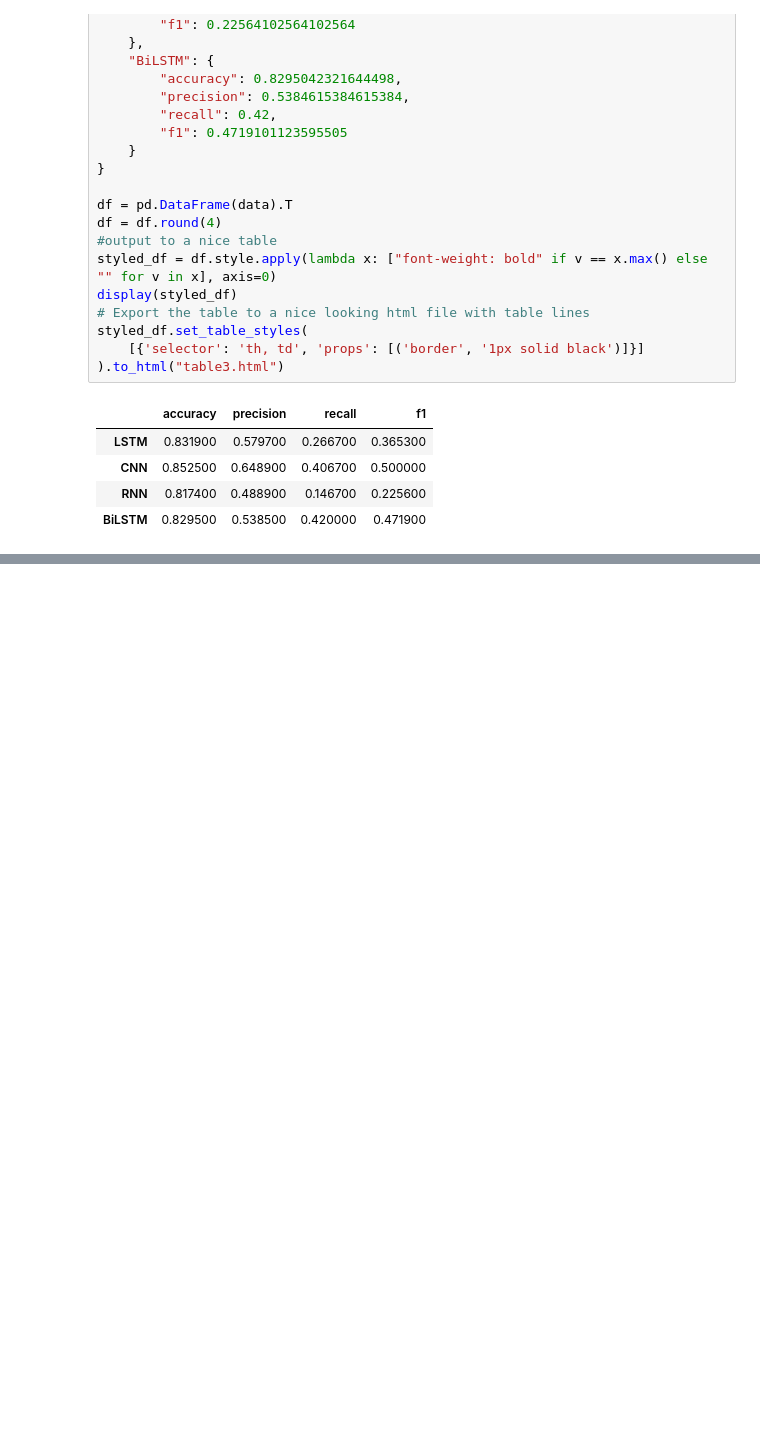
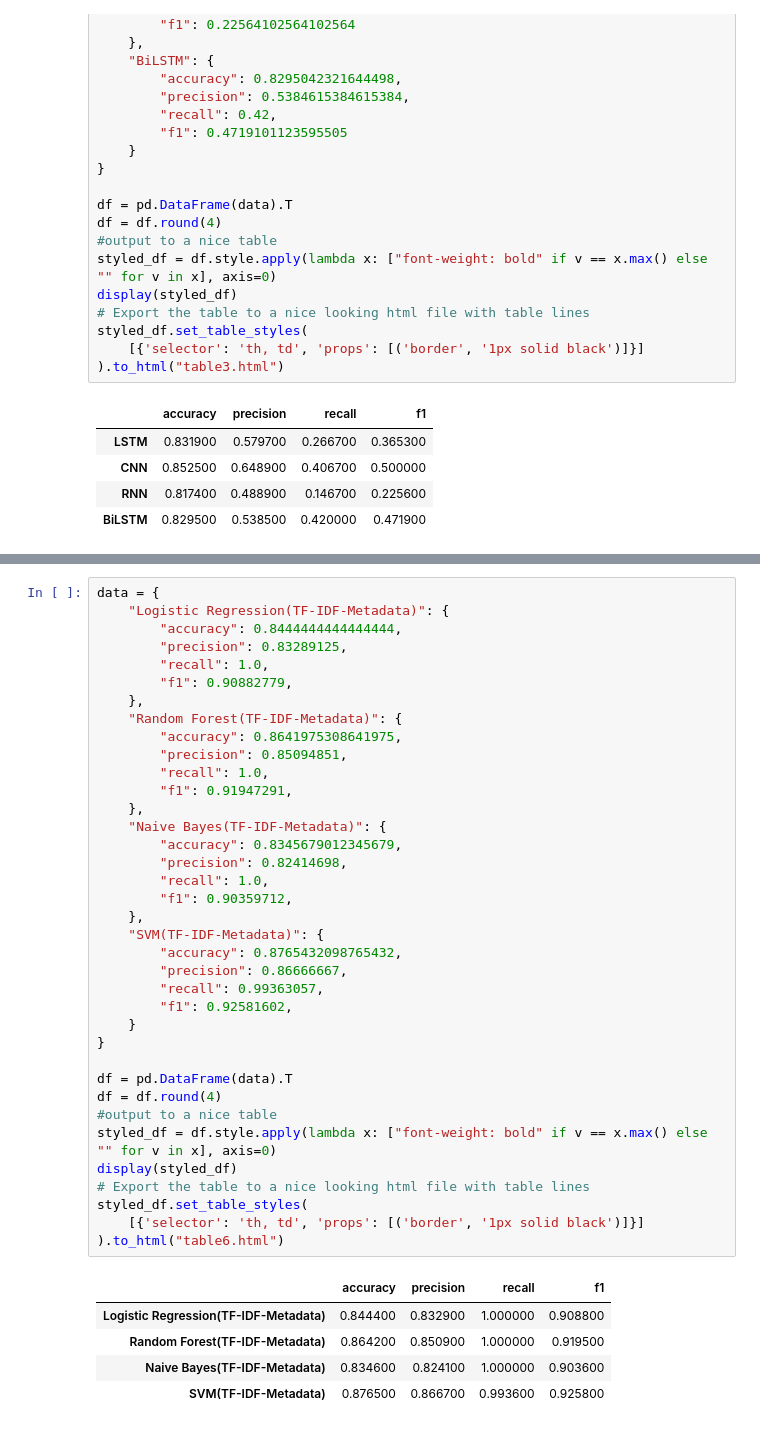
Before and after one commit to J-o-e-M/Social-Media-Mining-Project, a Jupyter notebook: build_table.ipynb, the cells around one changed output, grey strips where cells are left out. Cells and saved outputs as stored; diff of their text form; blank space fills up the shorter version.

```diff
--- a/build_table.ipynb
+++ b/build_table.ipynb
@@ -279,0 +375,43 @@ styled_df.set_table_styles(
+# %%
+data = {
+    "Logistic Regression(TF-IDF-Metadata)": {
+        "accuracy": 0.8444444444444444,
+        "precision": 0.83289125,
+        "recall": 1.0,
+        "f1": 0.90882779,
+    },
+    "Random Forest(TF-IDF-Metadata)": {
+        "accuracy": 0.8641975308641975,
+        "precision": 0.85094851,
+        "recall": 1.0,
+        "f1": 0.91947291,
+    },
+    "Naive Bayes(TF-IDF-Metadata)": {
+        "accuracy": 0.8345679012345679,
+        "precision": 0.82414698,
+        "recall": 1.0,
+        "f1": 0.90359712,
+    },
+    "SVM(TF-IDF-Metadata)": {
+        "accuracy": 0.8765432098765432,
+        "precision": 0.86666667,
+        "recall": 0.99363057,
+        "f1": 0.92581602,
+    }
+}
+
+df = pd.DataFrame(data).T
+df = df.round(4)
+#output to a nice table
+styled_df = df.style.apply(lambda x: ["font-weight: bold" if v == x.max() else "" for v in x], axis=0)
+display(styled_df)
+# Export the table to a nice looking html file with table lines
+styled_df.set_table_styles(
+    [{'selector': 'th, td', 'props': [('border', '1px solid black')]}]
+).to_html("table6.html")
+# %% [output]
+|  | accuracy | precision | recall | f1 |
+| Logistic Regression(TF-IDF-Metadata) | 0.844400 | 0.832900 | 1.000000 | 0.908800 |
+| Random Forest(TF-IDF-Metadata) | 0.864200 | 0.850900 | 1.000000 | 0.919500 |
+| Naive Bayes(TF-IDF-Metadata) | 0.834600 | 0.824100 | 1.000000 | 0.903600 |
+| SVM(TF-IDF-Metadata) | 0.876500 | 0.866700 | 0.993600 | 0.925800 |
```
Also changed, not shown: parts of 3 cells of this notebook, 6 other files.
